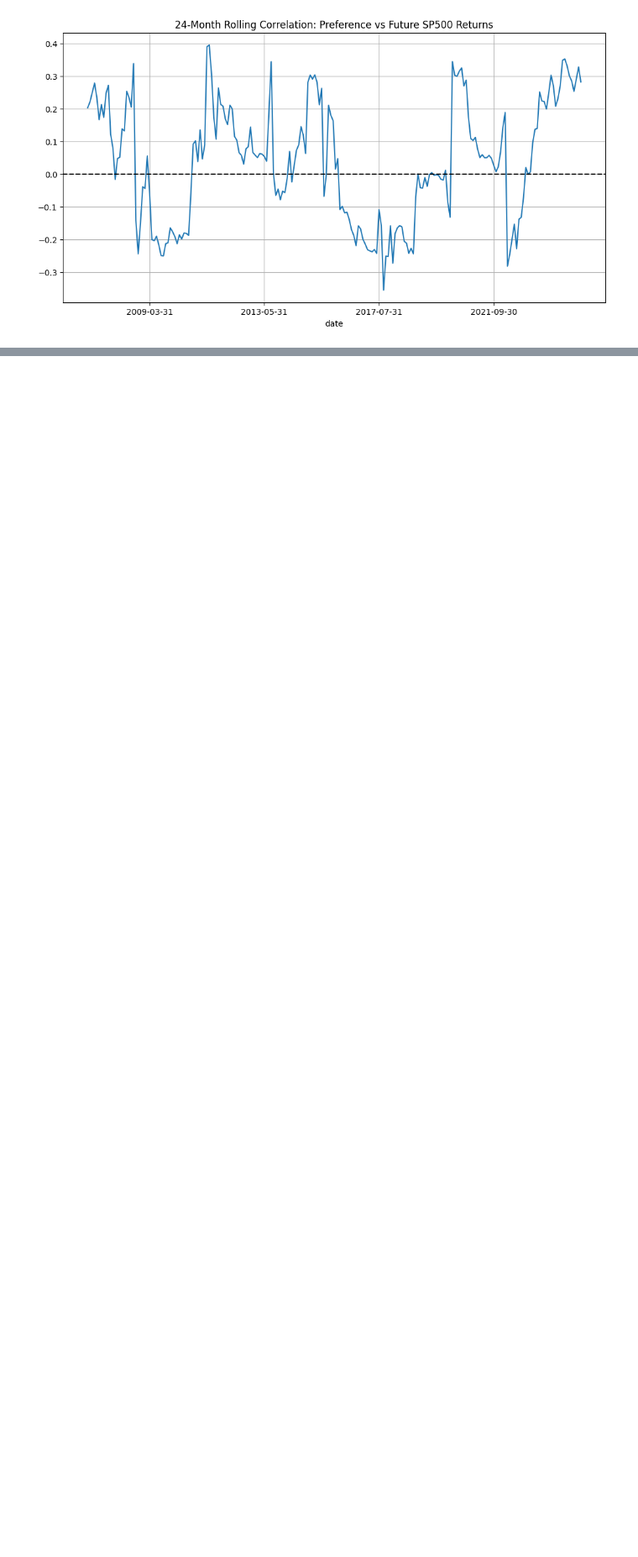
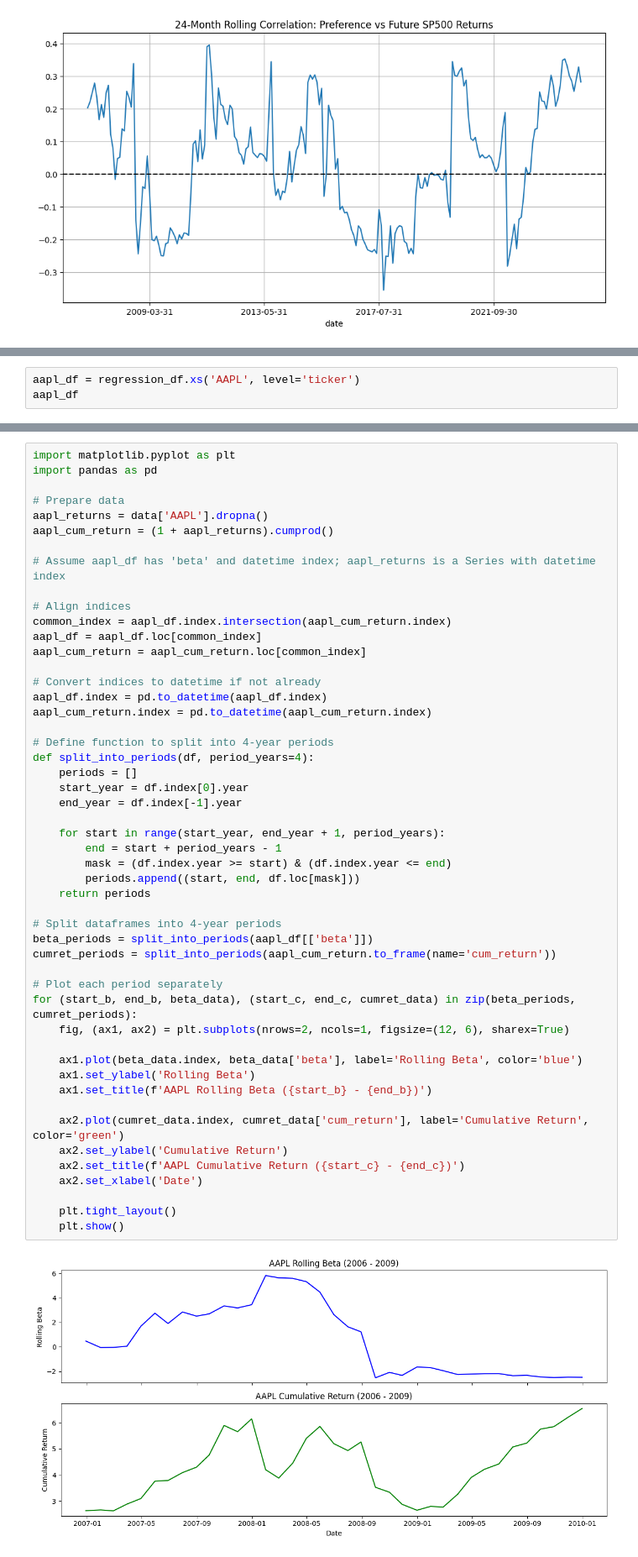
Before and after one commit to eviprous/Invesco-Research, a Jupyter notebook: TestingConstituentData.ipynb, the cells around one changed output, grey strips where cells are left out. Shown at 84% size. Saved outputs shown, nothing was run; the diff lists cells and outputs as text; blank space fills up the shorter version.

```diff
--- a/TestingConstituentData.ipynb
+++ b/TestingConstituentData.ipynb
@@ -386,0 +586,3 @@ plt.show()
+# %%
+aapl_df = regression_df.xs('AAPL', level='ticker')
+aapl_df
@@ -386,0 +604,52 @@ plt.show()
+# %%
+import matplotlib.pyplot as plt
+import pandas as pd
+
+# Prepare data
+aapl_returns = data['AAPL'].dropna()
+aapl_cum_return = (1 + aapl_returns).cumprod()
+
+# Assume aapl_df has 'beta' and datetime index; aapl_returns is a Series with datetime index
+
+# Align indices
+common_index = aapl_df.index.intersection(aapl_cum_return.index)
+aapl_df = aapl_df.loc[common_index]
+aapl_cum_return = aapl_cum_return.loc[common_index]
+
+# Convert indices to datetime if not already
+aapl_df.index = pd.to_datetime(aapl_df.index)
+aapl_cum_return.index = pd.to_datetime(aapl_cum_return.index)
+
+# Define function to split into 4-year periods
+def split_into_periods(df, period_years=4):
+    periods = []
+    start_year = df.index[0].year
+    end_year = df.index[-1].year
+
+    for start in range(start_year, end_year + 1, period_years):
+        end = start + period_years - 1
+        mask = (df.index.year >= start) & (df.index.year <= end)
+        periods.append((start, end, df.loc[mask]))
+    return periods
+
+# Split dataframes into 4-year periods
+beta_periods = split_into_periods(aapl_df[['beta']])
+cumret_periods = split_into_periods(aapl_cum_return.to_frame(name='cum_return'))
+
+# Plot each period separately
+for (start_b, end_b, beta_data), (start_c, end_c, cumret_data) in zip(beta_periods, cumret_periods):
+    fig, (ax1, ax2) = plt.subplots(nrows=2, ncols=1, figsize=(12, 6), sharex=True)
+
+    ax1.plot(beta_data.index, beta_data['beta'], label='Rolling Beta', color='blue')
+    ax1.set_ylabel('Rolling Beta')
+    ax1.set_title(f'AAPL Rolling Beta ({start_b} - {end_b})')
+
+    ax2.plot(cumret_data.index, cumret_data['cum_return'], label='Cumulative Return', color='green')
+    ax2.set_ylabel('Cumulative Return')
+    ax2.set_title(f'AAPL Cumulative Return ({start_c} - {end_c})')
+    ax2.set_xlabel('Date')
+
+    plt.tight_layout()
+    plt.show()
+# %% [output]
+[figure, added]
```
Also changed, not shown: parts of 18 cells of this notebook, 2 other files.
